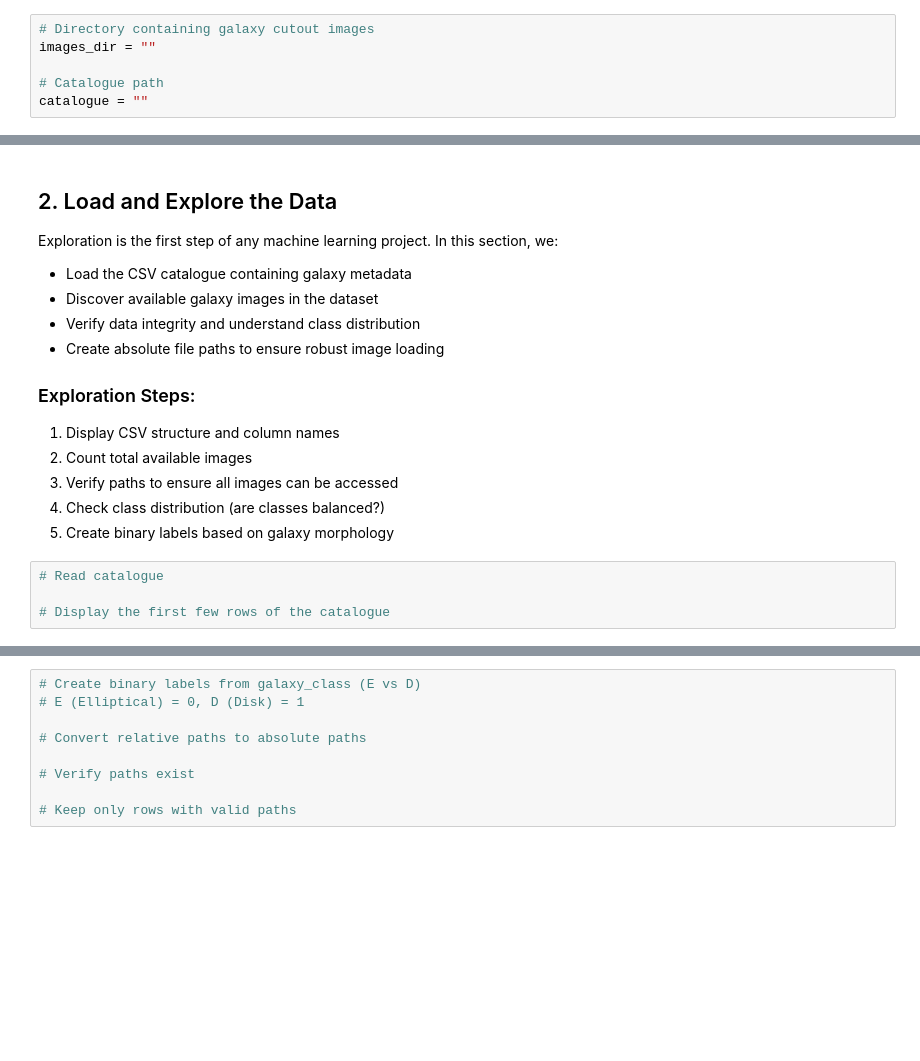
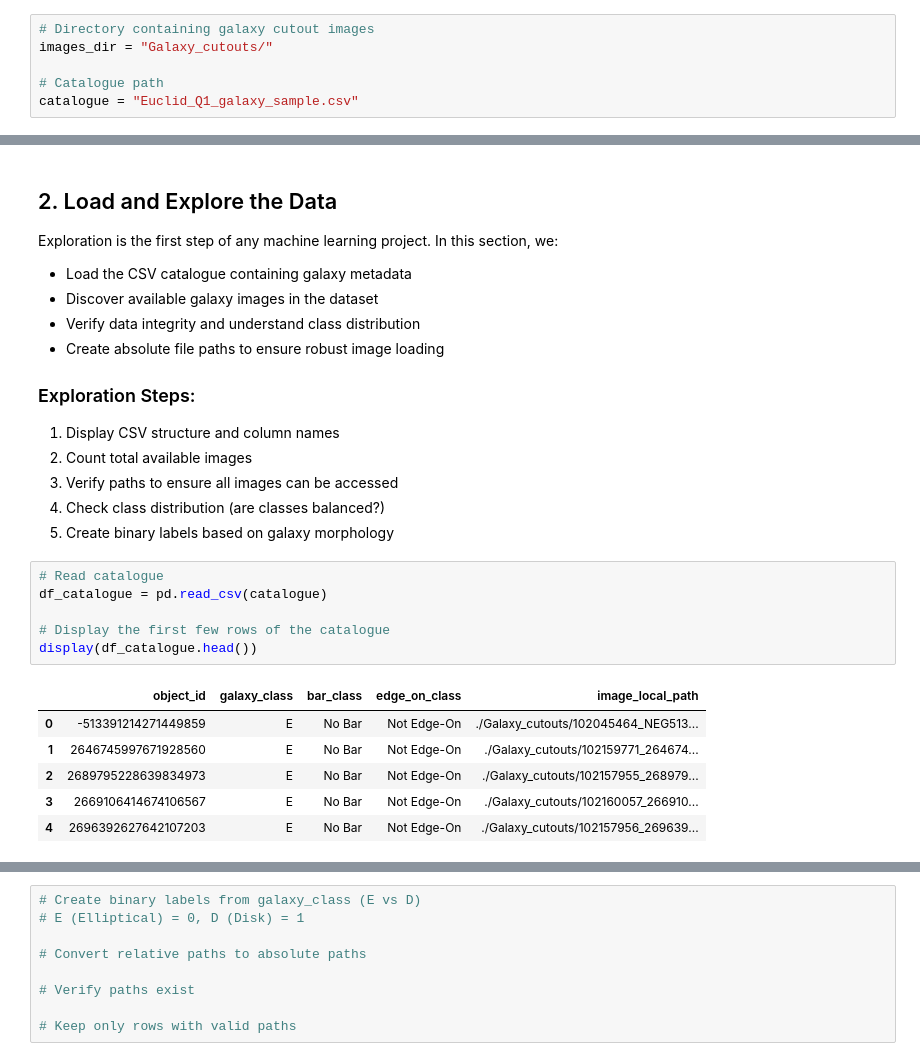
Before and after one commit to KishanDeka/vistula-workshop, a Jupyter notebook: alamarca/Galaxy_CNN_Tutorial_students.ipynb, the cells around one changed output, grey strips where cells are left out. Saved outputs shown, nothing was run; the diff lists cells and outputs as text; blank space fills up the shorter version.

```diff
--- a/alamarca/Galaxy_CNN_Tutorial_students.ipynb
+++ b/alamarca/Galaxy_CNN_Tutorial_students.ipynb
@@ -81,10 +108,10 @@ We define the paths to our data files.
 Make sure these paths match your local file structure!
 # %%
 # Directory containing galaxy cutout images
-images_dir = ""
+images_dir = "Galaxy_cutouts/"
 
 # Catalogue path
-catalogue = ""
+catalogue = "Euclid_Q1_galaxy_sample.csv"
 # %% [markdown]
 ## Utility Functions
 
@@ -159,8 +186,17 @@ Exploration is the first step of any machine learning project. In this section,
 5. Create binary labels based on galaxy morphology
 # %%
 # Read catalogue
+df_catalogue = pd.read_csv(catalogue)
 
 # Display the first few rows of the catalogue
+display(df_catalogue.head())
+# %% [output]
+|  | object_id | galaxy_class | bar_class | edge_on_class | image_local_path |
+| 0 | -513391214271449859 | E | No Bar | Not Edge-On | ./Galaxy_cutouts/102045464_NEG513... |
+| 1 | 2646745997671928560 | E | No Bar | Not Edge-On | ./Galaxy_cutouts/102159771_264674... |
+| 2 | 2689795228639834973 | E | No Bar | Not Edge-On | ./Galaxy_cutouts/102157955_268979... |
+| 3 | 2669106414674106567 | E | No Bar | Not Edge-On | ./Galaxy_cutouts/102160057_266910... |
+| 4 | 2696392627642107203 | E | No Bar | Not Edge-On | ./Galaxy_cutouts/102157956_269639... |
 # %%
 # Check available images
 image_files = [f for f in os.listdir(images_dir) if f.endswith('.jpg')]
```
Also changed, not shown: parts of 5 cells of this notebook, 1 other file.
